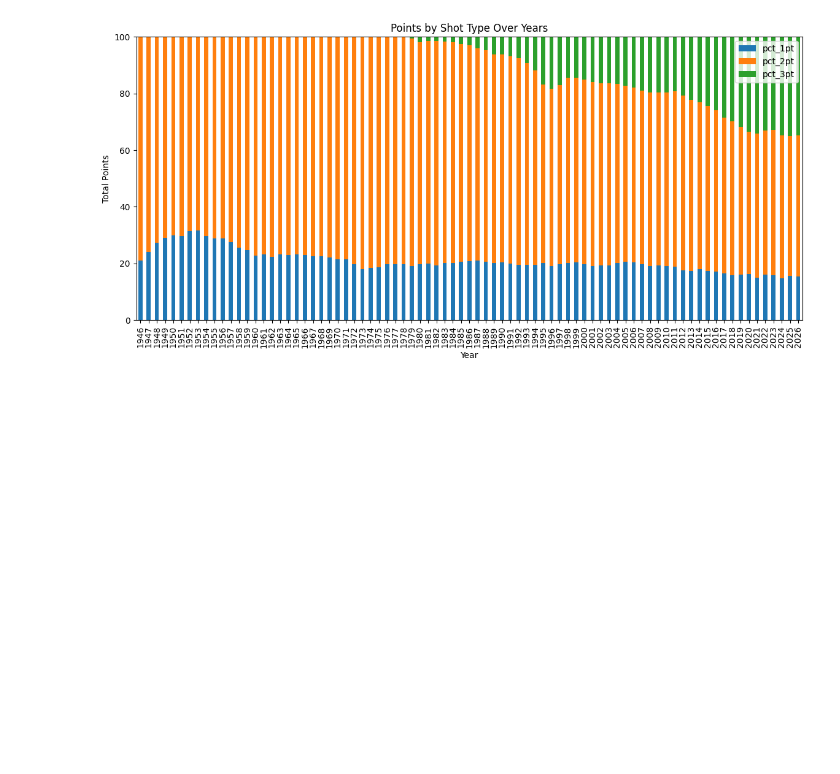
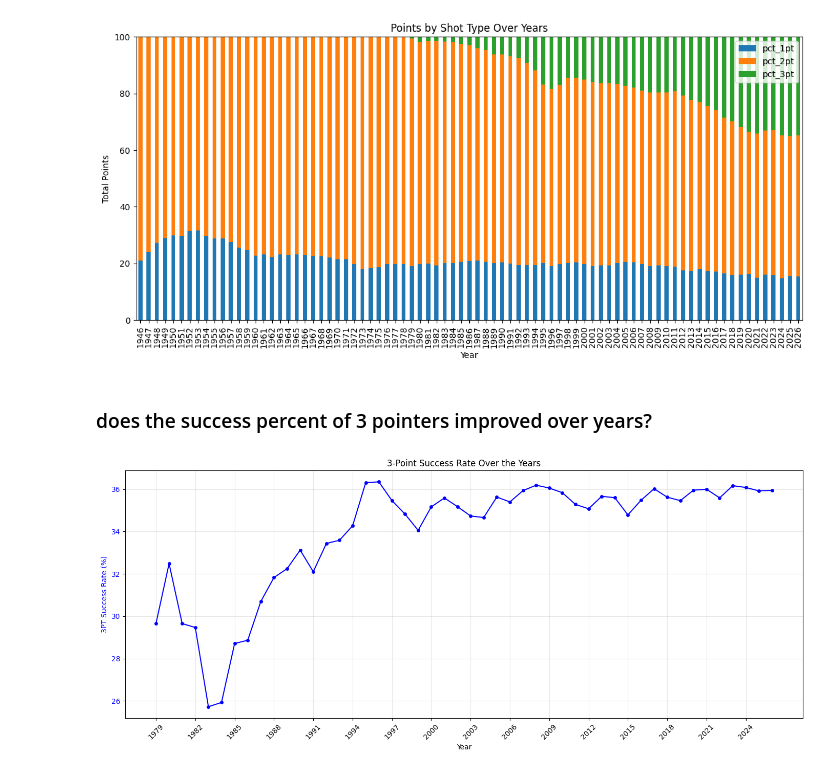
Before and after one commit to Mark-Rozenberg/Nba, a Jupyter notebook: Ingestion.ipynb, the cells around one changed output. Cells and saved outputs as stored; diff of their text form; code cells hidden in the pictures; blank space fills up the shorter version.

```diff
--- a/Ingestion.ipynb
+++ b/Ingestion.ipynb
@@ -345,3 +346,36 @@ test5.set_index("GameYear")[["pct_1pt", "pct_2pt", "pct_3pt"]].plot(
 # %% [output]
 <Axes: title={'center': 'Points by Shot Type Over Years'}, xlabel='Year', ylabel='Total Points'>
 [figure]
+# %% [markdown]
+### does the success percent of 3 pointers improved over years?
+# %%
+test7 = pd.read_sql_query('''
+with part1 as (
+select
+    year(gameDateTimeEst) as GameYear,
+    sum(threePointersMade) as total_3pt_made,
+    sum(threePointersAttempted) as total_3pt_attempted
+from PlayerStat
+where year(gameDateTimeEst) >= 1979 and gameDateTimeEst is not null
+group by 1
+)
+select *,
+total_3pt_made / nullif(total_3pt_attempted, 0) * 100 as pct_3pt_made
+from part1
+''', conn)
+# %%
+
+fig, ax1 = plt.subplots(figsize=(14, 6))
+
+ax1.plot(test7['GameYear'], test7['pct_3pt_made'], color='blue', marker='o', markersize=4, label='3PT%')
+ax1.set_xlabel('Year')
+ax1.set_ylabel('3PT Success Rate (%)', color='blue')
+ax1.tick_params(axis='y', labelcolor='blue')
+ax1.set_title('3-Point Success Rate Over the Years')
+ax1.grid(True, alpha=0.3)
+
+plt.xticks(test7['GameYear'][::3], rotation=45)
+plt.tight_layout()
+plt.show()
+# %% [output]
+[figure, added]
```
Also changed, not shown: parts of 8 cells of this notebook.
